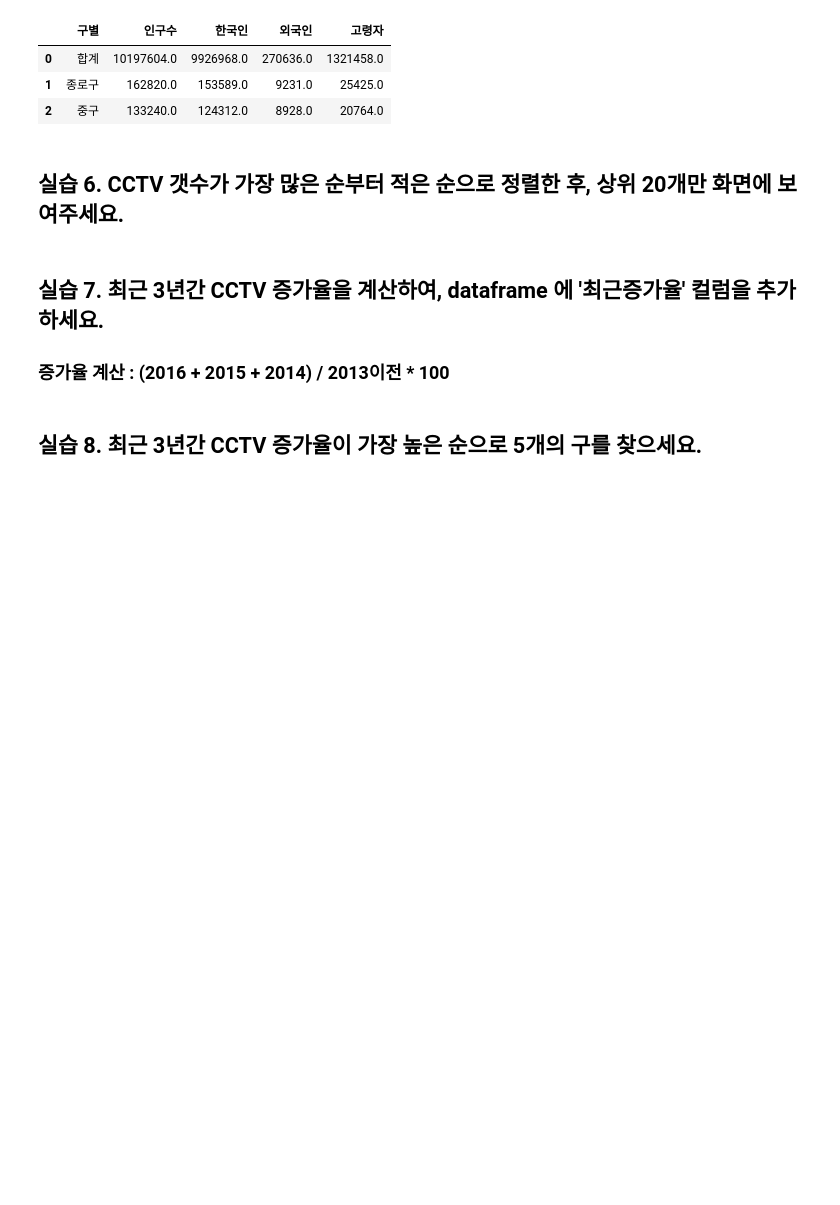
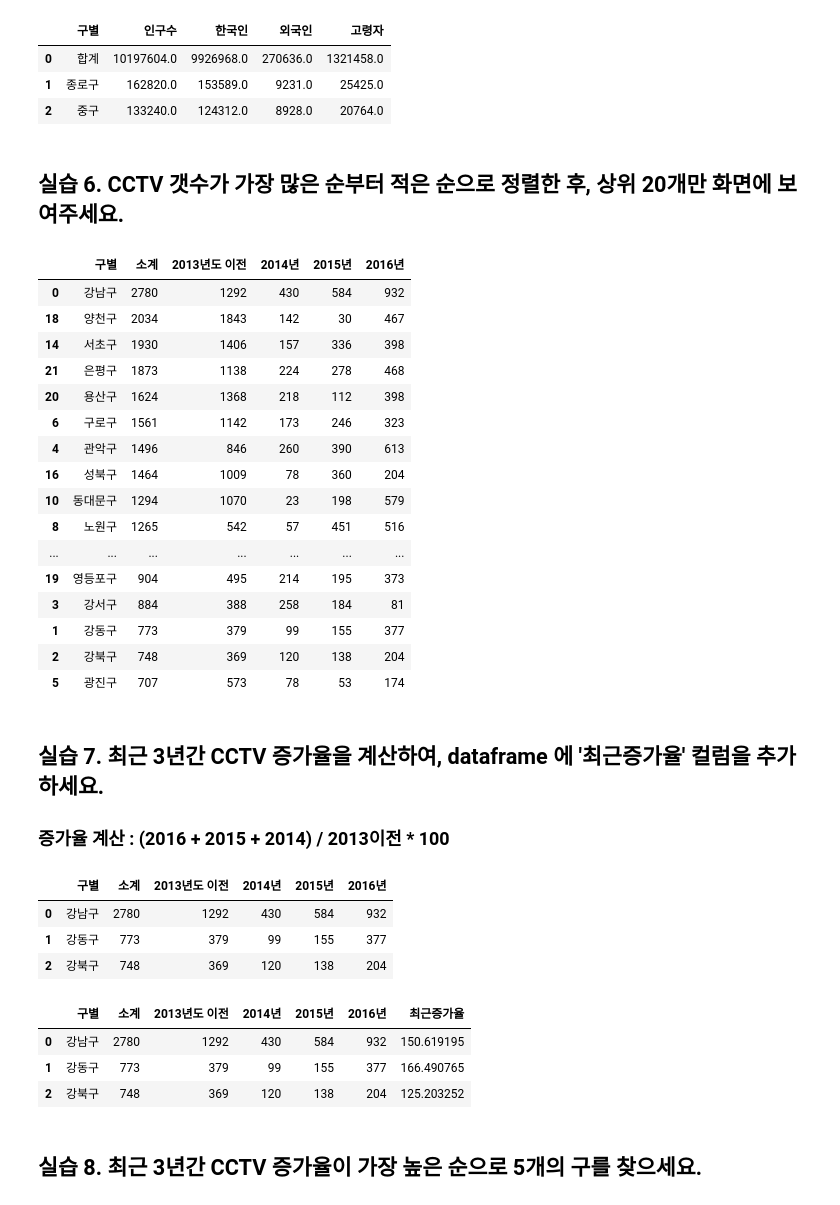
Before and after one commit to macro0630/kdt, a Jupyter notebook: 강의내용/데이터분석/5.a 프로젝트 - CCTV설치.ipynb, the cells around one changed output. Drawn from its saved outputs; the diff is of its cells as text; code cells hidden in the pictures; blank space fills up the shorter version.

```diff
--- a/강의내용/데이터분석/5.a 프로젝트 - CCTV설치.ipynb
+++ b/강의내용/데이터분석/5.a 프로젝트 - CCTV설치.ipynb
@@ -115,6 +115,33 @@ pop_Seoul.head(3)
 | 2 | 중구 | 133240.0 | 124312.0 | 8928.0 | 20764.0 |
 # %% [markdown]
 ## 실습 6. CCTV 갯수가 가장 많은 순부터 적은 순으로 정렬한 후, 상위 20개만 화면에 보여주세요.
+# %%
+CCTV_Seoul.sort_values('소계', ascending=False).head(20)
+# %% [output]
+|  | 구별 | 소계 | 2013년도 이전 | 2014년 | 2015년 | 2016년 |
+| 0 | 강남구 | 2780 | 1292 | 430 | 584 | 932 |
+| 18 | 양천구 | 2034 | 1843 | 142 | 30 | 467 |
+| 14 | 서초구 | 1930 | 1406 | 157 | 336 | 398 |
+| 21 | 은평구 | 1873 | 1138 | 224 | 278 | 468 |
+| 20 | 용산구 | 1624 | 1368 | 218 | 112 | 398 |
+| 6 | 구로구 | 1561 | 1142 | 173 | 246 | 323 |
+| 4 | 관악구 | 1496 | 846 | 260 | 390 | 613 |
+| 16 | 성북구 | 1464 | 1009 | 78 | 360 | 204 |
+| 10 | 동대문구 | 1294 | 1070 | 23 | 198 | 579 |
+| 8 | 노원구 | 1265 | 542 | 57 | 451 | 516 |
+| ... | ... | ... | ... | ... | ... | ... |
+| 19 | 영등포구 | 904 | 495 | 214 | 195 | 373 |
+| 3 | 강서구 | 884 | 388 | 258 | 184 | 81 |
+| 1 | 강동구 | 773 | 379 | 99 | 155 | 377 |
+| 2 | 강북구 | 748 | 369 | 120 | 138 | 204 |
+| 5 | 광진구 | 707 | 573 | 78 | 53 | 174 |
 # %% [markdown]
 ## 실습 7. 최근 3년간 CCTV 증가율을 계산하여, dataframe 에 '최근증가율' 컬럼을 추가하세요.
 ### 증가율 계산  :  (2016 + 2015 + 2014) / 2013이전 * 100
+# %%
+CCTV_Seoul.head(3)
+# %% [output]
+|  | 구별 | 소계 | 2013년도 이전 | 2014년 | 2015년 | 2016년 |
+| 0 | 강남구 | 2780 | 1292 | 430 | 584 | 932 |
+| 1 | 강동구 | 773 | 379 | 99 | 155 | 377 |
+| 2 | 강북구 | 748 | 369 | 120 | 138 | 204 |
@@ -121,3 +150,10 @@ pop_Seoul.head(3)
+# %%
+CCTV_Seoul.head(3)
+# %% [output]
+|  | 구별 | 소계 | 2013년도 이전 | 2014년 | 2015년 | 2016년 | 최근증가율 |
+| 0 | 강남구 | 2780 | 1292 | 430 | 584 | 932 | 150.619195 |
+| 1 | 강동구 | 773 | 379 | 99 | 155 | 377 | 166.490765 |
+| 2 | 강북구 | 748 | 369 | 120 | 138 | 204 | 125.203252 |
 # %% [markdown]
 ## 실습 8. 최근 3년간 CCTV 증가율이 가장 높은 순으로 5개의 구를 찾으세요.
 # %% [markdown]
```
Also changed, not shown: parts of 1 cell of this notebook.
